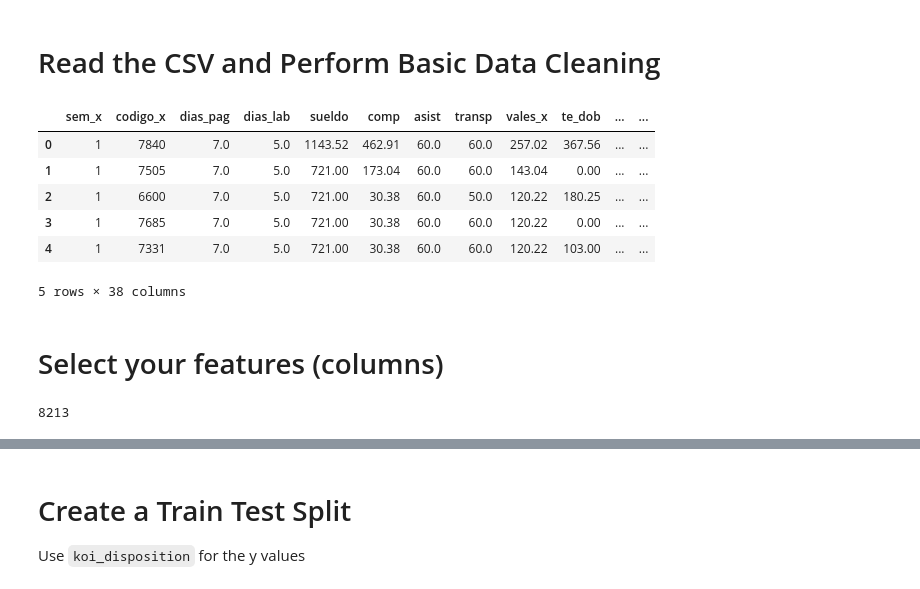
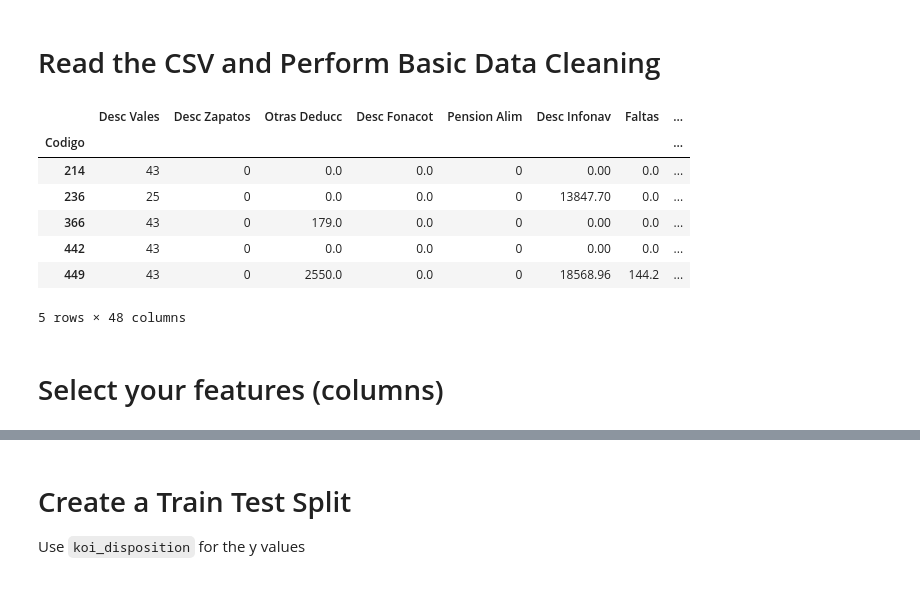
Before and after one commit to mmastermind/HR_Boost, a Jupyter notebook: HR_Boost/HR_Boost/static/scripts/Deep_learning_acumulados.ipynb, the cells around one changed output, grey strips where cells are left out. Drawn from its saved outputs; the diff is of its cells as text; code cells hidden in the pictures.

Commit message:
Neural networks drafts with acumulados

```diff
--- a/HR_Boost/HR_Boost/static/scripts/Deep_learning_acumulados.ipynb
+++ b/HR_Boost/HR_Boost/static/scripts/Deep_learning_acumulados.ipynb
@@ -44,0 +24,5 @@ df.groupby(['codigo_x']).describe()
+# %%
+df1 = pd.read_excel("./Resources/DATOS_acumulado.xls", index_col=0)
+# Drop the null rows
+df1 = df1.dropna()
+df1.head()
@@ -44,0 +38,6 @@ df.groupby(['codigo_x']).describe()
+# %%
+df_full = pd.merge(df, df1, how='inner', on="Codigo", left_on=None, right_on=None,
+         left_index=False, right_index=False, sort=True,
+         suffixes=('_x', '_y'), copy=True, indicator=False,
+         validate=None)
+df_full.dtypes
@@ -45,24 +149,16 @@ df.groupby(['codigo_x']).describe()
 # %% [markdown]
 # Read the CSV and Perform Basic Data Cleaning
 # %%
-df.dropna(how='all', axis=1)
-df.head()
+df_full.dropna(how='all', axis=1)
+df_full.head()
 # %% [output]
-|  | sem_x | codigo_x | dias_pag | dias_lab | sueldo | comp | asist | transp | vales_x | te_dob | ... | ... |
-| 0 | 1 | 7840 | 7.0 | 5.0 | 1143.52 | 462.91 | 60.0 | 60.0 | 257.02 | 367.56 | ... | ... |
-| 1 | 1 | 7505 | 7.0 | 5.0 | 721.00 | 173.04 | 60.0 | 60.0 | 143.04 | 0.00 | ... | ... |
-| 2 | 1 | 6600 | 7.0 | 5.0 | 721.00 | 30.38 | 60.0 | 50.0 | 120.22 | 180.25 | ... | ... |
-| 3 | 1 | 7685 | 7.0 | 5.0 | 721.00 | 30.38 | 60.0 | 60.0 | 120.22 | 0.00 | ... | ... |
-| 4 | 1 | 7331 | 7.0 | 5.0 | 721.00 | 30.38 | 60.0 | 60.0 | 120.22 | 103.00 | ... | ... |
+|  | Desc Vales | Desc Zapatos | Otras Deducc | Desc Fonacot | Pension Alim | Desc Infonav | Faltas | ... |
+| Codigo |  |  |  |  |  |  |  | ... |
+| 214 | 43 | 0 | 0.0 | 0.0 | 0 | 0.00 | 0.0 | ... |
+| 236 | 25 | 0 | 0.0 | 0.0 | 0 | 13847.70 | 0.0 | ... |
+| 366 | 43 | 0 | 179.0 | 0.0 | 0 | 0.00 | 0.0 | ... |
+| 442 | 43 | 0 | 0.0 | 0.0 | 0 | 0.00 | 0.0 | ... |
+| 449 | 43 | 0 | 2550.0 | 0.0 | 0 | 18568.96 | 144.2 | ... |
-5 rows × 38 columns
+5 rows × 48 columns
 # %% [markdown]
 # Select your features (columns)
-# %%
-# Set features. This will also be used as your x values.
-X = df[["dias_pag","dias_lab","sueldo","comp","asist","transp","vales_x","te_dob",
-          "te_trip","desc_Lab","fest_lab","dominic","perc_grav","obj","aguin","vac","prim_vac",
-          "grat_esp","util","zapatos","otras","fonac","alim","infon","falt","enf","ries","ISPT","IMSS","subs","label"]]
-X.head()
-len(X)
-# %% [output]
-8213
```
Also changed, not shown: parts of 37 cells of this notebook, 2 other files.
